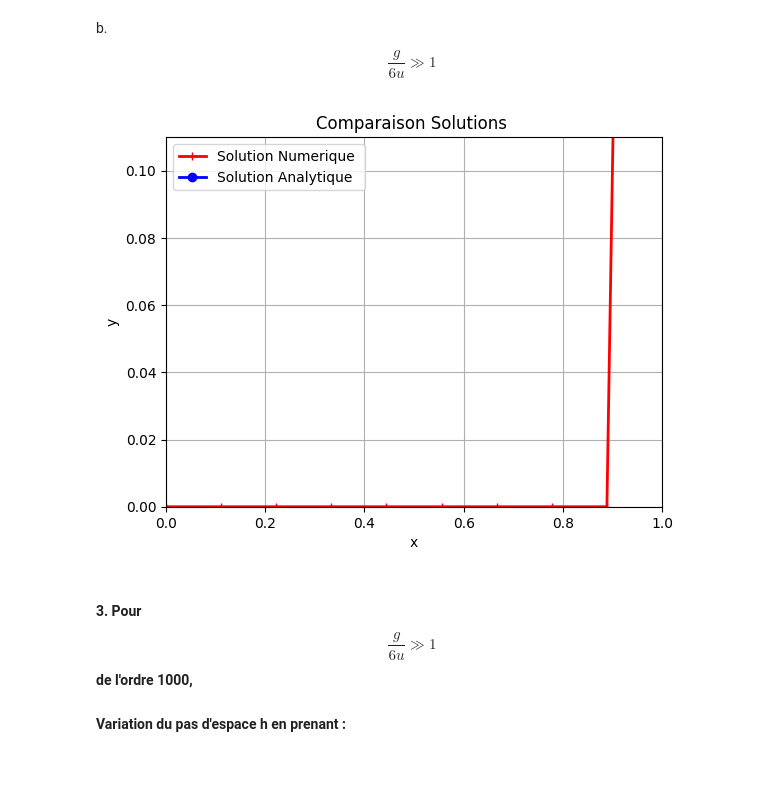
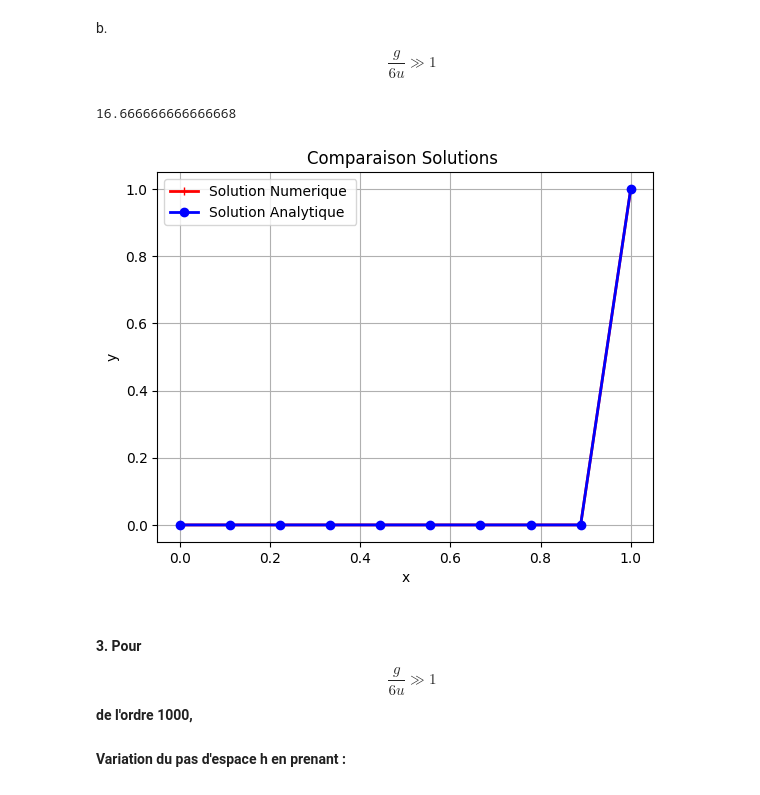
Before and after one commit to Ousoka/Application1_Analyse_Numerique, a Jupyter notebook: Projet_Application1.ipynb, the cells around one changed output. Drawn from its saved outputs; the diff is of its cells as text; code cells hidden in the pictures.

```diff
--- a/Projet_Application1.ipynb
+++ b/Projet_Application1.ipynb
@@ -71,9 +44,9 @@ print(A)
 #####################CONSTANTES##################
 NX = 10 # nbre de noeuds
 x = np.linspace (0.0 ,1 , NX )
-h = dx = 1/( NX -1) # Pas
-gamma = g = 0.01
-mu = u = 1
+h = dx = 1/( NX -1) # Pas d'espace h
+g = 0.01
+u = 1
 alpha = 0
 beta = 1
 # gamma / 6 * mu = 0.00166666666 << 1
@@ -86,12 +59,8 @@ f = np.vectorize ( func1 )
 # DEFINITION DE LA SOLUTION EXACTE
 def func2 ( x ):
     return (
-        -np.exp(np.sqrt(g**2 + 8*u)/(2*u))*
-        np.exp(x*(g - np.sqrt(g**2 + 8*u))/(2*u))/(np.exp(g/(2*u))*
-        np.exp(np.sqrt(g**2 + 8*u)/u) - np.exp(g/(2*u))) +
-        np.exp(np.sqrt(g**2 + 8*u)/(2*u))*np.exp(x*(g + np.sqrt(g**2 + 8*u))/(2*u))/(np.exp(g/(2*u))*
-        np.exp(np.sqrt(g**2 + 8*u)/u) - np.exp(g/(2*u)))
-    )
+        np.exp(g*x/u)/(np.exp(g/u) - 1) - 1/(np.exp(g/u) - 1)
+         )
 Uex = np.vectorize ( func2 )
 # %%
 #%% Calcul de la Solution Discrete
@@ -164,8 +133,8 @@ def U_discret (x , NX , dx , f ):
     positions = np.array ([ -1 ,0 ,1])
     A = sp.dia_matrix ( ( val_diags , positions ) , shape =( NX -2 , NX -2))
     ########################## "format CSC" ##############################
-    # A = csc_matrix(A)
-    A = csr_matrix(A)
+    A = csc_matrix(A)
+    # A = csr_matrix(A)
 # Résolution de AU = F
     Uint = spsolve(A , F )
     U [1: NX-1] = Uint
@@ -177,8 +146,8 @@ fig , ax = plt.subplots (1)
 ax.plot (x , U , 'r-+', lw =2 , label ='Solution Numerique ')
 ax.plot (x , Uexact ,'b-o', lw =2 , label ='Solution Analytique ')
 ax.set_xlabel ('x') ; ax.set_ylabel ('y')
-ax.set_xlim ([0 , 1])
-ax.set_ylim ([0 , 0.11])
+# ax.set_xlim ([0 , 1])
+# ax.set_ylim ([0 , 0.20])
 ax.set_title ('Comparaison Solutions ')
 ax.legend (); ax.grid ()
 # %% [output]
@@ -388,28 +155,29 @@ ax.legend (); ax.grid ()
 # %% [markdown]
 b. $$ \frac{g}{6u} \gg 1$$
+# %%
+gamma = g = 1
+mu = u = 0.01
+print(gamma / (6 * mu))
+# %% [output]
+16.666666666666668
 # %%
 #####################CONSTANTES##################
 NX = 10 # nbre de noeuds
 x = np.linspace (0.0 ,1 , NX )
 h = dx = 1/( NX -1) # Pas d'espace
 gamma = g = 1
-mu = u = 0.0001
+mu = u = 0.01
 alpha = 0
 beta = 1
-# gamma / 6 * mu = 998 >> 1
+# gamma / 6 * mu = 16.666666666666668  >> 1
 # #####################FONCTIONS##################
-# Fonction linéaire : une source qui varie linéairement avec x.
 def func1(x):
     return 0
 f = np.vectorize ( func1 )
 # DEFINITION DE LA SOLUTION EXACTE
 def func2 ( x ):
     return (
-        -np.exp(np.sqrt(g**2 + 8*u)/(2*u))*
-        np.exp(x*(g - np.sqrt(g**2 + 8*u))/(2*u))/(np.exp(g/(2*u))*
-        np.exp(np.sqrt(g**2 + 8*u)/u) - np.exp(g/(2*u))) +
-        np.exp(np.sqrt(g**2 + 8*u)/(2*u))*np.exp(x*(g + np.sqrt(g**2 + 8*u))/(2*u))/(np.exp(g/(2*u))*
-        np.exp(np.sqrt(g**2 + 8*u)/u) - np.exp(g/(2*u)))
+        np.exp(g*x/u)/(np.exp(g/u) - 1) - 1/(np.exp(g/u) - 1)
     )
 #%% Calcul de la Solution Discrete
 def U_discret (x , NX , dx , f ):
@@ -421,36 +189,36 @@ def U_discret (x , NX , dx , f ):
 # Calcul de F = 1/h² * f(x)
     F = ( dx**2)* f ( x )
     # F[f1 + alpha/h², ... , f(N-1) + beta/h²]
     #  or alpha = 0 , beta = 1 et N = 10
     #  donc F[f1, ... , f9 + 1/h²]
     # H = (NX-1) + 1/( dx**2) = 9
     F[0] = f(x[0]) + alpha / h**2
     F[-1] = f(x[-1]) + beta / h**2
     F = F [1: (NX-1)]
 # Calcul de la matrice A
     val_diags = [ - np.ones ( NX-2) ,2* np.ones ( NX -2) , - np.ones ( NX -2)]
     positions = np.array ([ -1 ,0 ,1])
     A = sp.dia_matrix ( ( val_diags , positions ) , shape =( NX -2 , NX -2))
     ########################## "format CSC" ##############################
     # A = csc_matrix(A)
     A = csr_matrix(A)
 # Résolution de AU = F
     Uint = spsolve(A , F )
     U [1: NX-1] = Uint
     return (U)
 #%% # AFFICHAGE DES SOLUTIONS DISCRETES ET EXACTES COMPAREES
 U = U_discret (x , NX , dx , f )
 Uexact = Uex ( x )
 fig , ax = plt.subplots (1)
 ax.plot (x , U , 'r-+', lw =2 , label ='Solution Numerique ')
 ax.plot (x , Uexact ,'b-o', lw =2 , label ='Solution Analytique ')
 ax.set_xlabel ('x') ; ax.set_ylabel ('y')
-ax.set_xlim ([0 , 1])
-ax.set_ylim ([0 , 0.11])
+# ax.set_xlim ([0 , 1])
+# ax.set_ylim ([0 , 0.11])
 ax.set_title ('Comparaison Solutions ')
 ax.legend (); ax.grid ()
 # %% [output]
-[figure, old version]
+[figure, new version]
 # %% [markdown]
 #### 3. Pour $$ \frac{g}{6u} \gg 1 $$ de l'ordre 1000,
 ####  Variation du pas d'espace h en prenant :
```
Also changed, not shown: parts of 21 cells of this notebook.
